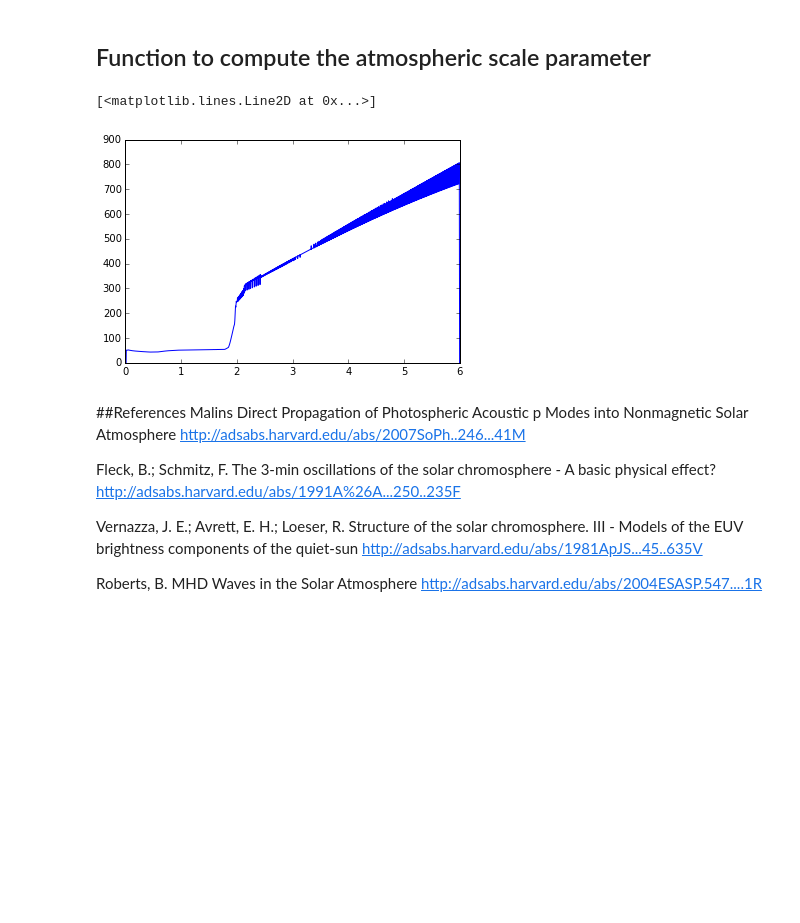
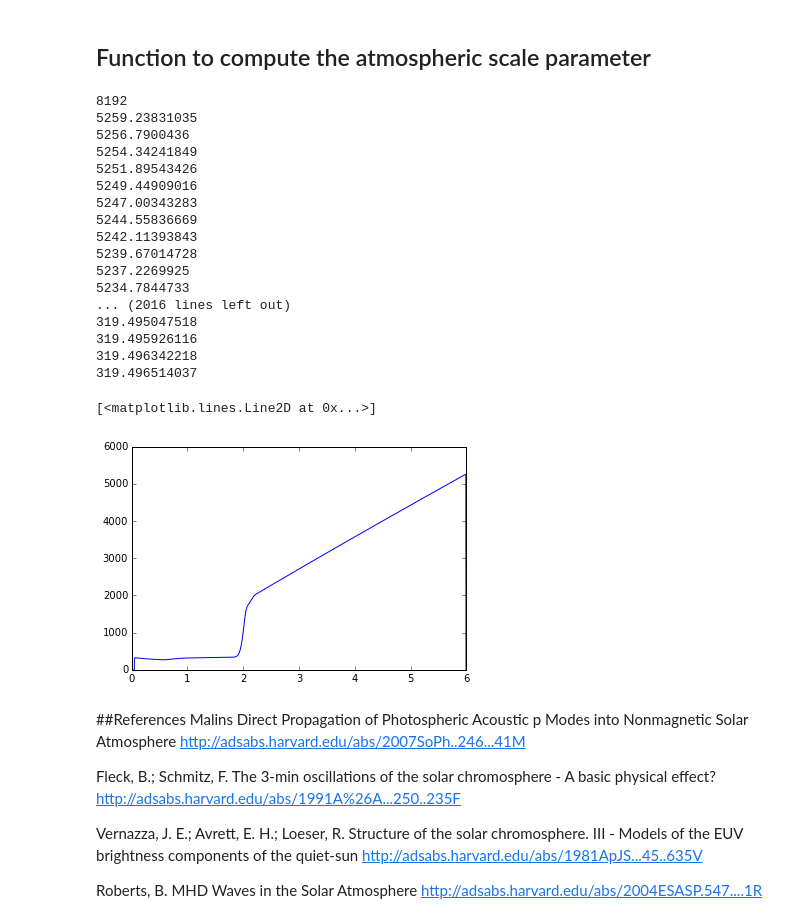
Before and after one commit to mikeg64/solar, a Jupyter notebook: pmode/ipython/cutoff-malin.ipynb, the cells around one changed output. Saved outputs shown, nothing was run; the diff lists cells and outputs as text; code cells hidden in the pictures; blank space fills up the shorter version.

```diff
--- a/pmode/ipython/cutoff-malin.ipynb
+++ b/pmode/ipython/cutoff-malin.ipynb
@@ -68,16 +68,30 @@ def cs(var, p, rho):
 
 ptemp=numpy.float64(data[1:2048,3])
 rhotemp=numpy.float64(data[1:2048,2])
+#ptemp=numpy.float64(301.2741)
 
 asize=data.size
 print asize
 acs = numpy.zeros(asize/4)
-for i in range(0,(asize/4)-1):
+for i in range(0,(asize/4)-3):
+    #acs[i]=cs(vars,ptemp[i],rhotemp[i]);
+    count=1
+    ptot=ptemp[i]
+    rhottot=rhotemp[i]
+    for j in range(i+1,i+10):
+        if j<=(asize/4)-4:
+            ptot=ptot+ptemp[j]
+            rhottot=rhottot+rhotemp[j]
+            count=count+1
+    ptemp[i]=ptot/count
+    rhotemp[i]=rhottot/count
+    #print i,count,ptemp[i],rhotemp[i]
     acs[i]=cs(vars,ptemp[i],rhotemp[i]);
 
 print acs.size
 print height.size
 plt.plot(height/1.0e6,acs/1000)
+#ptemp=numpy.float64(data[1:2048,3])
 # %% [output]
 8192
 2048
@@ -190,8 +204,8 @@ def diff3p(y,i,h):
 #compute lambda0
 alam0 = numpy.zeros(asize/4)
 alami0 = numpy.zeros(asize/4)
-
-for i in range(0,(asize/4)-1):
+print asize
+for i in range(1,(asize/4)-1):
     alam0[i]=lambda0(vars,ptemp[i],rhotemp[i])
 
 dh=height[0]-height[1]
@@ -207,42 +221,60 @@ lamdash0 = numpy.zeros(asize/4)
 for i in range(2,(asize/4)-4):
     h=height[i]-height[i+1]
     #lamdash0[i]=diff3p(alam0,i,h)
     #lamdash0[i]=ptemp[i]/rhotemp[i]
     lamdash0[i]=diff5p(alami0,i,h)
-    if lamdash0[i]<-200:
-        lamdash0[i]=-200
+    #if lamdash0[i]<-200:
+    #    lamdash0[i]=-200
     count=1
     lamtot=0
-    for j in range(i,i+250):
+    for j in range(i,i+4):
         if j<=(asize/4)-4:
             lamtot=lamtot+lamdash0[j]
             count=count+1
     lamtot=lamtot/count
-    lamdash0[i]=lamtot
+    #lamdash0[i]=lamtot
 
-for i in range(2,(asize/4)-4):
+for i in range(2,(asize/4)-15):
     h=height[i]-height[i+1]
     #lamdash0[i]=diff3p(alam0,i,h)
     #lamdash0[i]=ptemp[i]/rhotemp[i]
     #lamdash0[i]=diff5p(alami0,i,h)
     #if lamdash0[i]<-200:
     #    lamdash0[i]=-200
     #print h,alam0[i],lamdash0[i]
     #print h,ptemp[i],rhotemp[i],lamdash0[i]
     #atc0[i]=1.0/((vars.fgamma*vars.ggg/(4*pi*acs[i]))*math.sqrt(1+2*lamdash0[i]))
     #atc0[i]=-1.0/((vars.fgamma*vars.ggg/(4*pi*acs[i])))*math.sqrt(1+2*dp_over_rhog(vars, height[i]))
     #atc0[i]=math.sqrt(-1.0/((vars.fgamma*vars.ggg/(2*acs[i]*acs[i])))*(1-vars.fgamma*vars.ggg*dp_over_rhog(vars, height[i])))
     #atc0[i]=math.sqrt(-1.0/((vars.fgamma*vars.ggg/(2*acs[i]*acs[i]))))
     #print i,height[i]/1.0e6,atc0[i]
+    #lamdash0[i]=0
     atc0[i]=-1.0/((vars.fgamma*vars.ggg/(4*pi*acs[i]))*math.sqrt(1-2*lamdash0[i]))
+    #print atc0[i]
 
-#print atc0
-plt.plot(height/1.0e6,atc0/(2*pi))
+plt.plot(height/1.0e6,atc0)
 #plt.plot(height/1.0e6,alam0)
 #plt.plot(height/1.0e6,lamdash0)
 # %% [output]
-[<matplotlib.lines.Line2D at 0x...>]
+8192
+5259.23831035
+5256.7900436
+5254.34241849
+5251.89543426
+5249.44909016
+5247.00343283
+5244.55836669
+5242.11393843
+5239.67014728
+5237.2269925
+5234.7844733
+... (2016 lines left out)
+319.495047518
+319.495926116
+319.496342218
+319.496514037
+[<matplotlib.lines.Line2D at 0x...>]
-[figure, old version]
+[figure, new version]
 # %% [markdown]
 ##References
 Malins
```
Also changed, not shown: parts of 1 cell of this notebook.
